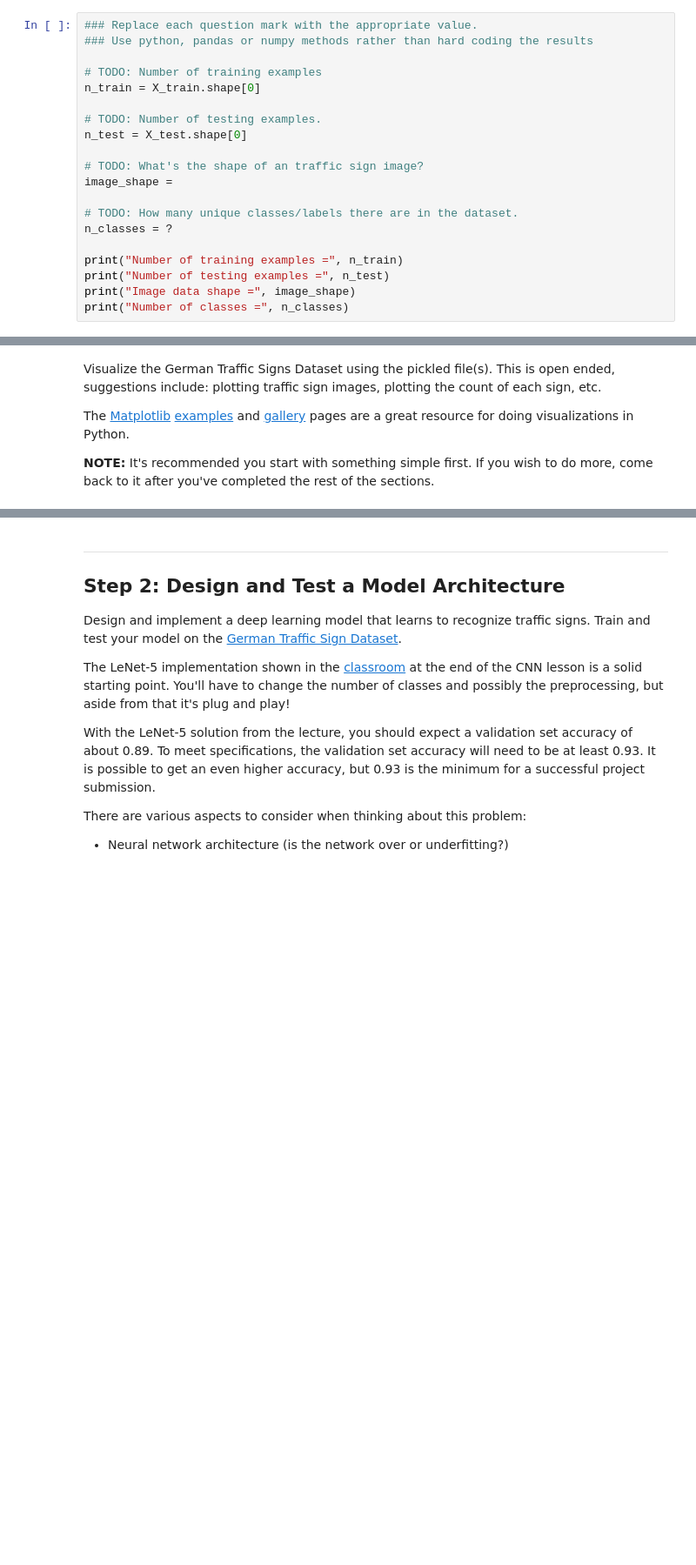
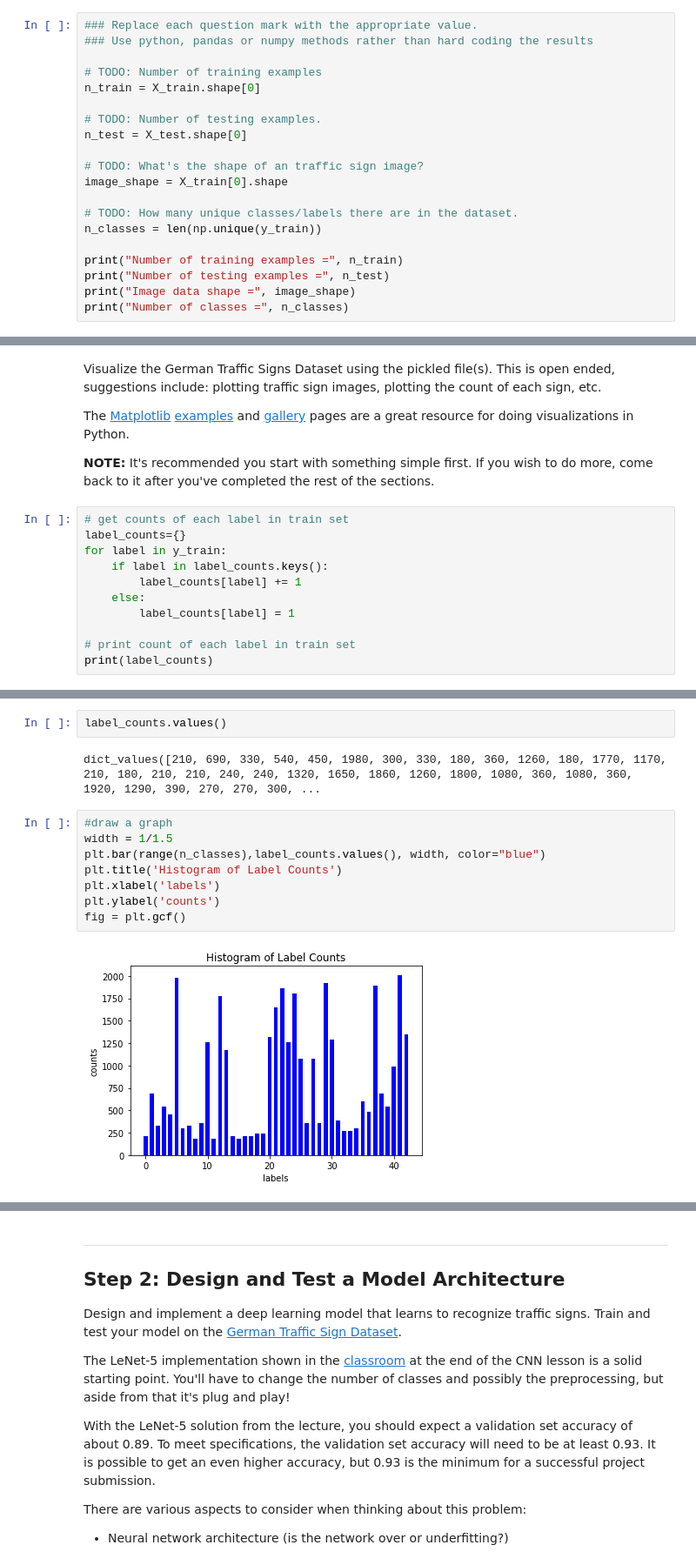
Before and after one commit to manprets/traffic_sign_classifier, a Jupyter notebook: Traffic_Sign_Classifier.ipynb, the cells around one changed output, grey strips where cells are left out. Shown at 87% size. Drawn from its saved outputs; the diff is of its cells as text; blank space fills up the shorter version.

```diff
--- a/Traffic_Sign_Classifier.ipynb
+++ b/Traffic_Sign_Classifier.ipynb
@@ -134,10 +168,10 @@ n_train = X_train.shape[0]
 n_test = X_test.shape[0]
 
 # TODO: What's the shape of an traffic sign image?
-image_shape =
+image_shape = X_train[0].shape
 
 # TODO: How many unique classes/labels there are in the dataset.
-n_classes = ?
+n_classes = len(np.unique(y_train))
 
 print("Number of training examples =", n_train)
 print("Number of testing examples =", n_test)
@@ -151,3 +190,14 @@ Visualize the German Traffic Signs Dataset using the pickled file(s). This is op
 The [Matplotlib](http://matplotlib.org/) [examples](http://matplotlib.org/examples/index.html) and [gallery](http://matplotlib.org/gallery.html) pages are a great resource for doing visualizations in Python.
 
 **NOTE:** It's recommended you start with something simple first. If you wish to do more, come back to it after you've completed the rest of the sections.
+# %%
+# get counts of each label in train set
+label_counts={}
+for label in y_train:
+    if label in label_counts.keys():
+        label_counts[label] += 1
+    else:
+        label_counts[label] = 1
+
+# print count of each label in train set
+print(label_counts)
@@ -153,0 +206,14 @@ The [Matplotlib](http://matplotlib.org/) [examples](http://matplotlib.org/exampl
+# %%
+label_counts.values()
+# %% [output]
+dict_values([210, 690, 330, 540, 450, 1980, 300, 330, 180, 360, 1260, 180, 1770, 1170, 210, 180, 210, 210, 240, 240, 1320, 1650, 1860, 1260, 1800, 1080, 360, 1080, 360, 1920, 1290, 390, 270, 270, 300, ...
+# %%
+#draw a graph
+width = 1/1.5
+plt.bar(range(n_classes),label_counts.values(), width, color="blue")
+plt.title('Histogram of Label Counts')
+plt.xlabel('labels')
+plt.ylabel('counts')
+fig = plt.gcf()
+# %% [output]
+[figure, added]
```
Also changed, not shown: parts of 20 cells of this notebook.
